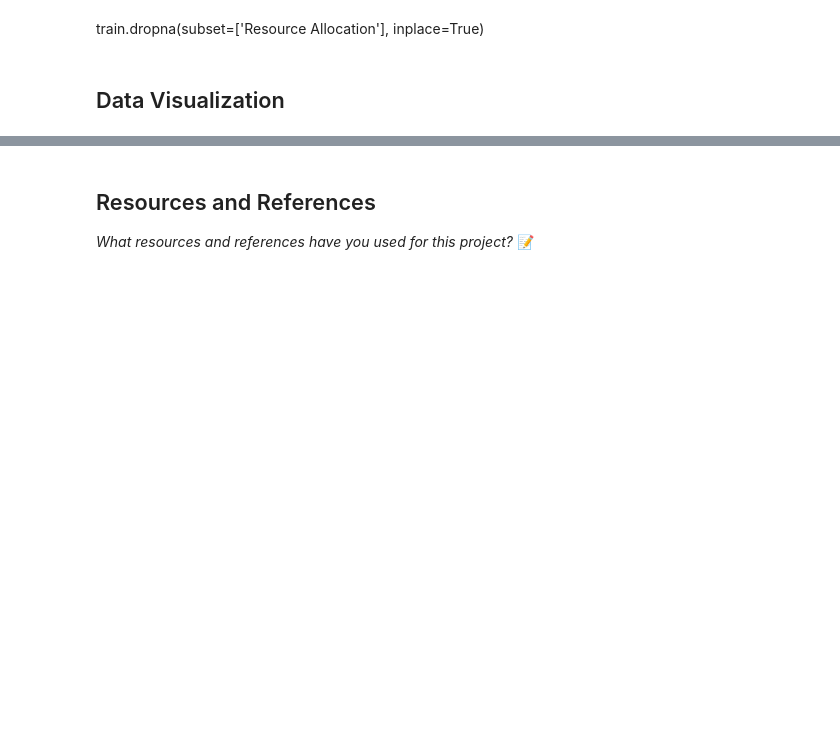
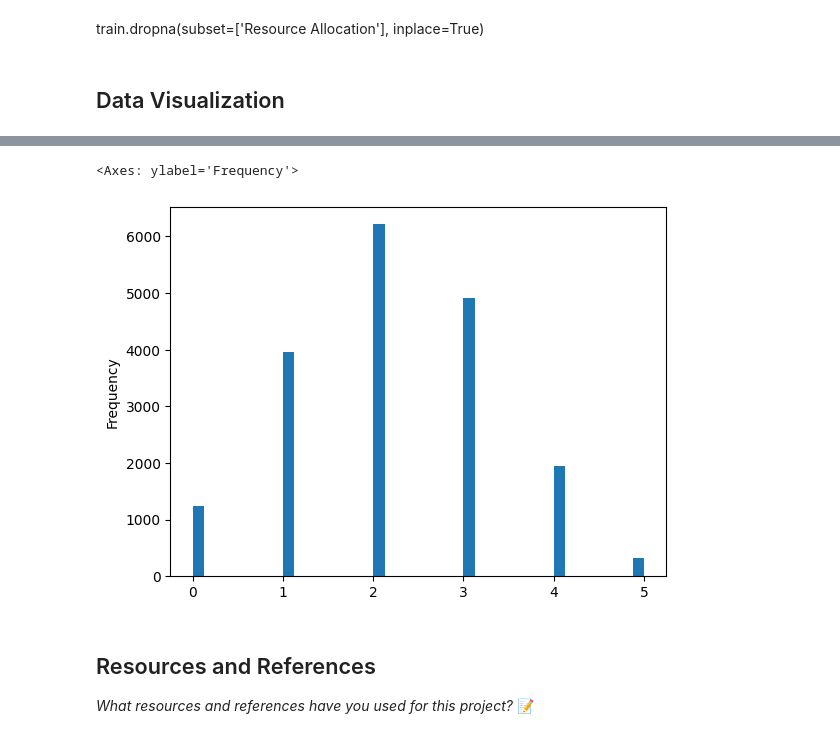
Before and after one commit to IT4063C-Fall24/final-project-cortesne, a Jupyter notebook: source.ipynb, the cells around one changed output, grey strips where cells are left out. Saved outputs shown, nothing was run; the diff lists cells and outputs as text; code cells hidden in the pictures; blank space fills up the shorter version.

```diff
--- a/source.ipynb
+++ b/source.ipynb
@@ -169,0 +168,5 @@ memory usage: 1.6+ MB
+# %%
+train['Designation'].plot.hist(bins=40)
+# %% [output]
+<Axes: ylabel='Frequency'>
+[figure, added]
```
Also changed, not shown: parts of 5 cells of this notebook.
